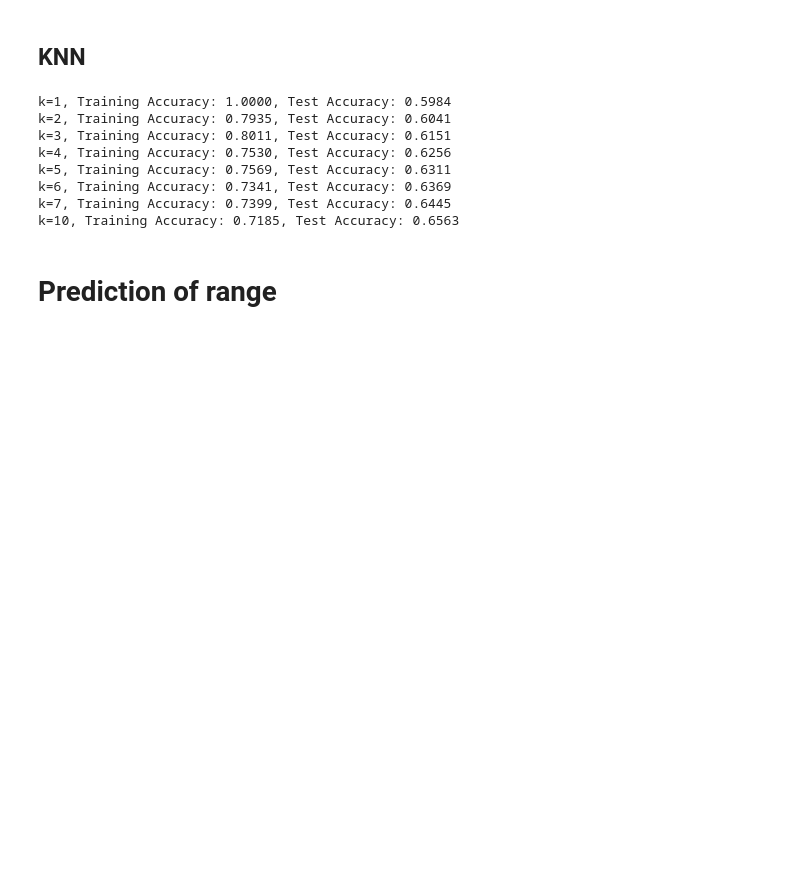
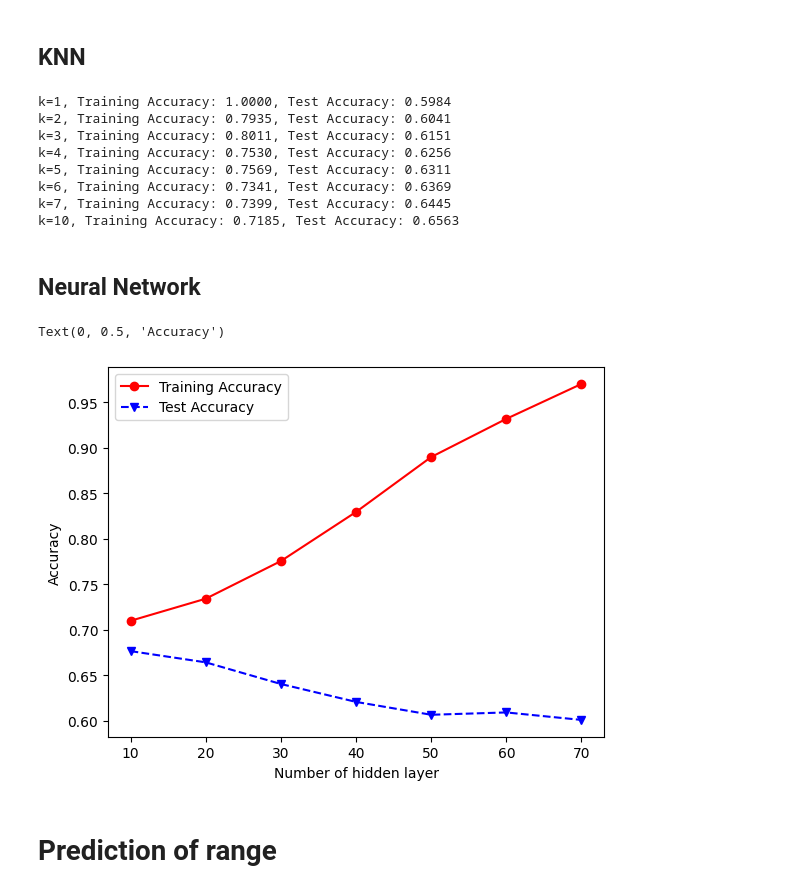
Before and after one commit to jl-sit-cs/CSC3105-DataAnalytics, a Jupyter notebook: Project/code/DataMining.ipynb, the cells around one changed output. Cells and saved outputs as stored; diff of their text form; code cells hidden in the pictures; blank space fills up the shorter version.

```diff
--- a/Project/code/DataMining.ipynb
+++ b/Project/code/DataMining.ipynb
@@ -116,6 +118,28 @@ k=5, Training Accuracy: 0.7569, Test Accuracy: 0.6311
 k=6, Training Accuracy: 0.7341, Test Accuracy: 0.6369
 k=7, Training Accuracy: 0.7399, Test Accuracy: 0.6445
 k=10, Training Accuracy: 0.7185, Test Accuracy: 0.6563
+# %% [markdown]
+## Neural Network
+# %%
+hidden_layer_sizes = [(10,10,10), (20,20,20), (30,30,30), (40,40,40), (50,50,50), (60,60,60), (70,70,70)]
+trainAcc = []
+testAcc = []
+
+for k in hidden_layer_sizes:
+    clf6 = MLPClassifier(solver='adam',hidden_layer_sizes=k, learning_rate='adaptive',random_state=1,max_iter=1000)
+    clf6.fit(X_train, y_train)
+    Y_predTrain = clf6.predict(X_train)
+    Y_predTest = clf6.predict(X_test)
+    trainAcc.append(accuracy_score(y_train, Y_predTrain))
+    testAcc.append(accuracy_score(y_test, Y_predTest))
+hidden_layer_size=[x[0] for x in hidden_layer_sizes]
+plt.plot(hidden_layer_size, trainAcc, 'ro-', hidden_layer_size, testAcc,'bv--')
+plt.legend(['Training Accuracy','Test Accuracy'])
+plt.xlabel('Number of hidden layer')
+plt.ylabel('Accuracy')
+# %% [output]
+Text(0, 0.5, 'Accuracy')
+[figure, added]
 # %% [markdown]
 # Prediction of range
 # %% [markdown]
```
Also changed, not shown: parts of 1 cell of this notebook.
